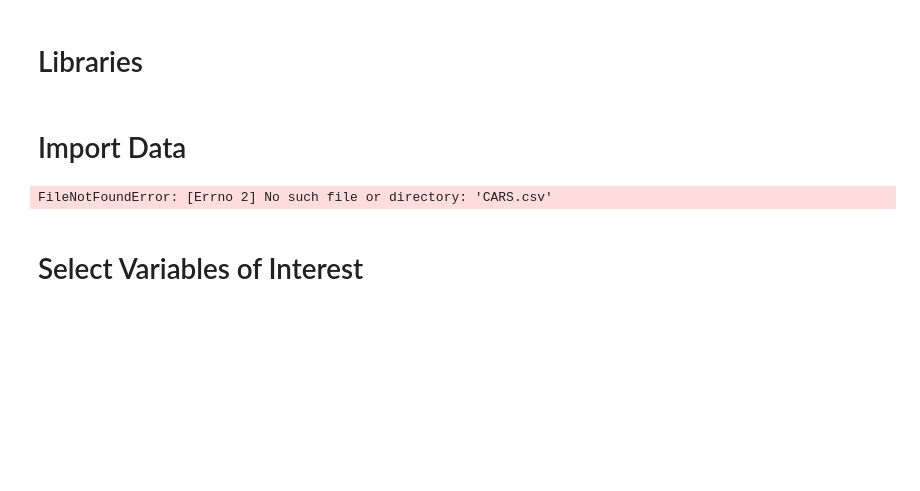
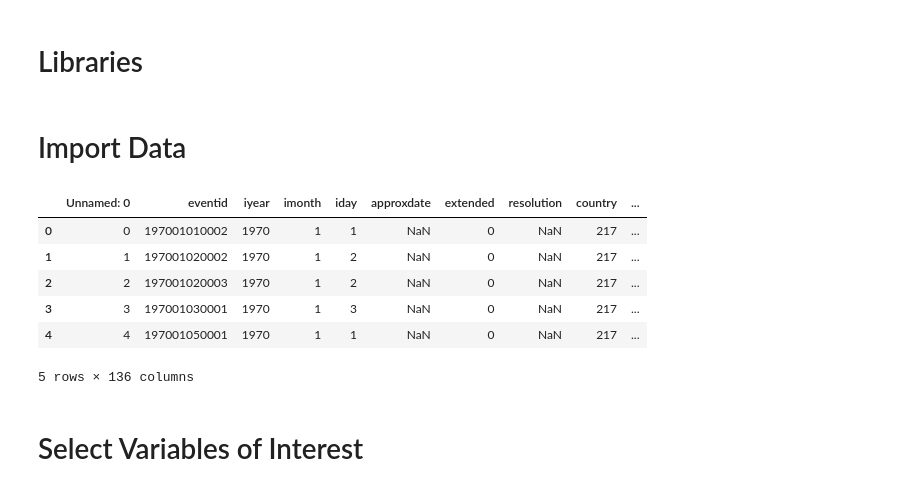
Before and after one commit to jsloan96/Project4_Clustering, a Jupyter notebook: Project_4.ipynb, the cells around one changed output. Saved outputs shown, nothing was run; the diff lists cells and outputs as text; code cells hidden in the pictures; blank space fills up the shorter version.

```diff
--- a/Project_4.ipynb
+++ b/Project_4.ipynb
@@ -14,11 +14,17 @@ from sklearn.decomposition import PCA
 # %% [markdown]
 # Import Data
 # %%
-cars = pd.read_csv("CARS.csv")
+GTDB_USA_all = pd.read_csv("GTDB_USA.csv")
-# %% [output]
-FileNotFoundError: [Errno 2] No such file or directory: 'CARS.csv'
 # %%
-cars.head()
+GTDB_USA_all.head()
+# %% [output]
+|  | Unnamed: 0 | eventid | iyear | imonth | iday | approxdate | extended | resolution | country | ... |
+| 0 | 0 | 197001010002 | 1970 | 1 | 1 | NaN | 0 | NaN | 217 | ... |
+| 1 | 1 | 197001020002 | 1970 | 1 | 2 | NaN | 0 | NaN | 217 | ... |
+| 2 | 2 | 197001020003 | 1970 | 1 | 2 | NaN | 0 | NaN | 217 | ... |
+| 3 | 3 | 197001030001 | 1970 | 1 | 3 | NaN | 0 | NaN | 217 | ... |
+| 4 | 4 | 197001050001 | 1970 | 1 | 1 | NaN | 0 | NaN | 217 | ... |
+5 rows × 136 columns
 # %% [markdown]
 # Select Variables of Interest
 # %%
```
Also changed, not shown: 1 other file.
